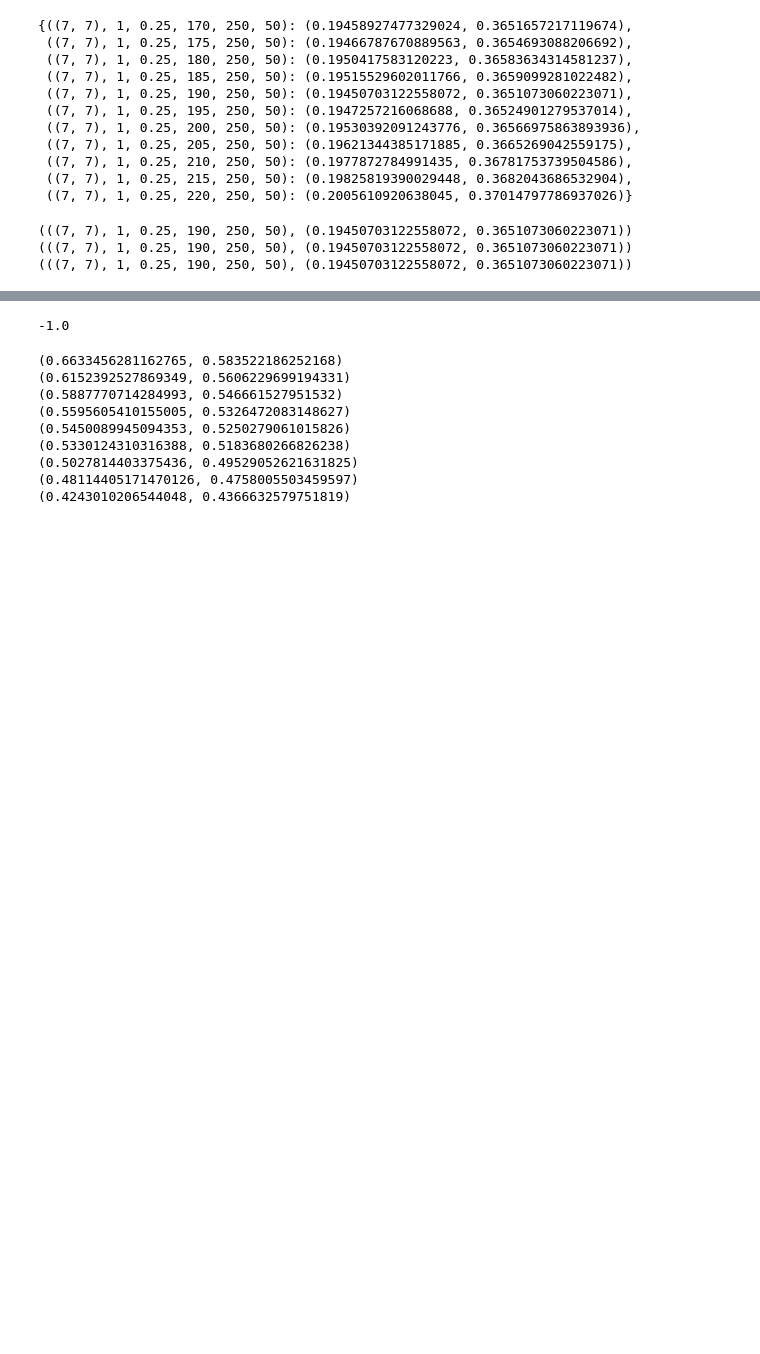
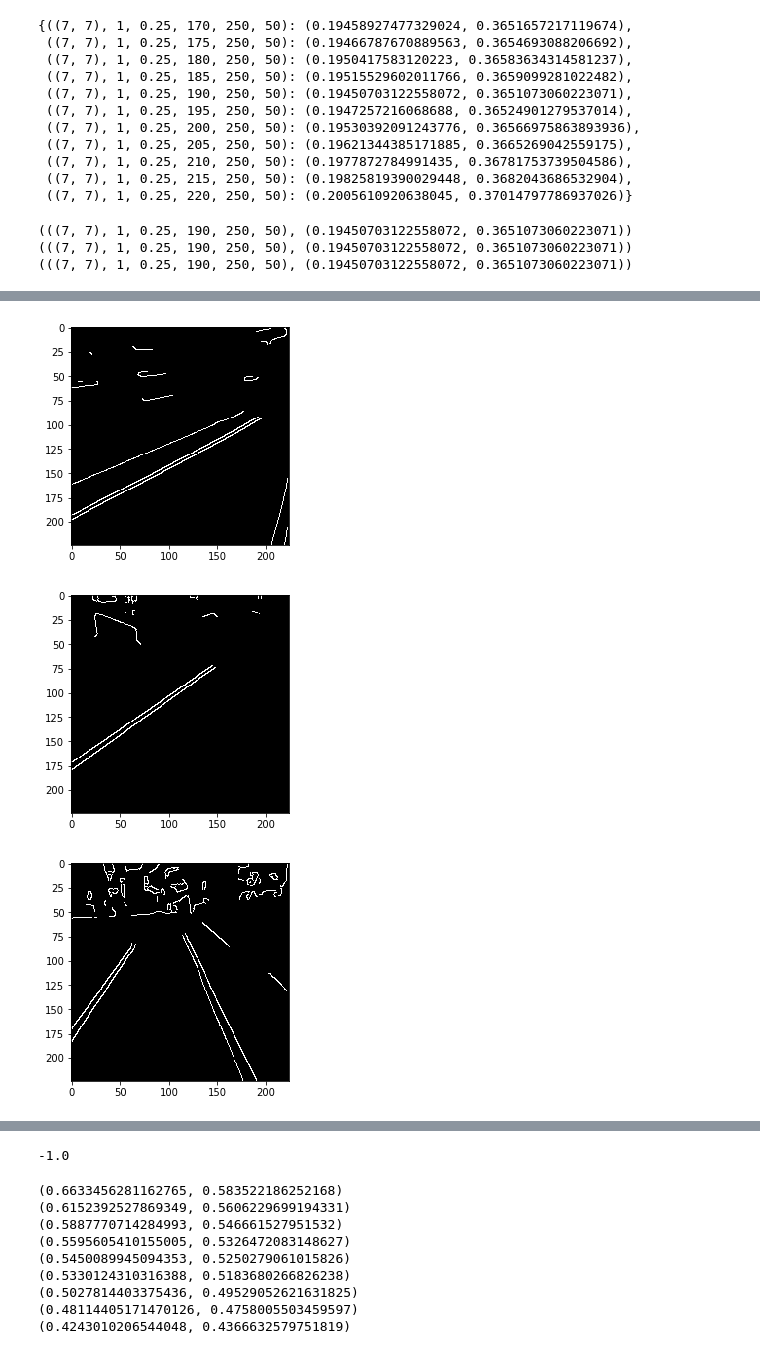
Before and after one commit to cs-isia-racer/notebooks, a Jupyter notebook: src/gauss_canny_houghlines.ipynb, the cells around one changed output, grey strips where cells are left out. Saved outputs shown, nothing was run; the diff lists cells and outputs as text; code cells hidden in the pictures; blank space fills up the shorter version.

```diff
--- a/src/houghlines_pipeline.ipynb
+++ b/src/gauss_canny_houghlines.ipynb
@@ -258,0 +285,15 @@ print(min([(k, v) for k, v in results.items()], key=lambda x: x[1][0]+x[1][1]))
+# %%
+for src, img in zip(illustration_pics, illustration_gaussian):
+    cv2.imwrite("../illustrations/"+src+"_gaussian.jpg", img)
+# %%
+illustration_canny = [
+    cv2.Canny(img, config.canny_threshold1, config.canny_threshold2)
+    for img in illustration_gaussian
+]
+# %%
+for img in illustration_canny:
+    show_image(img)
+# %% [output]
+[figure, added]
+[figure, added]
+[figure, added]
```
Also changed, not shown: parts of 12 cells of this notebook.
